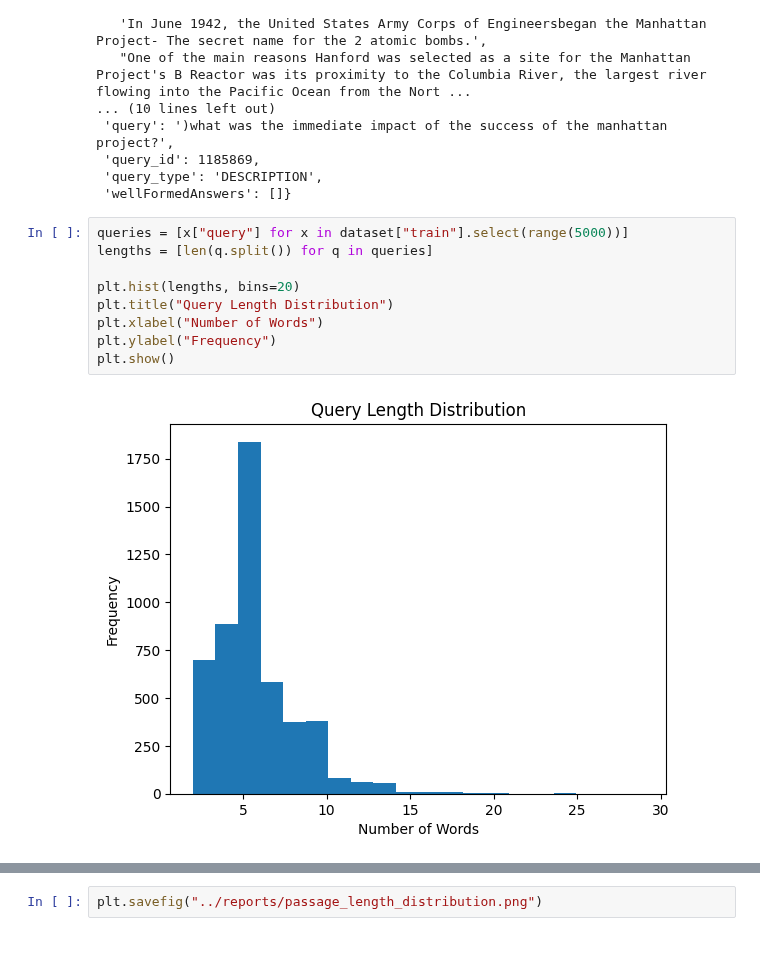
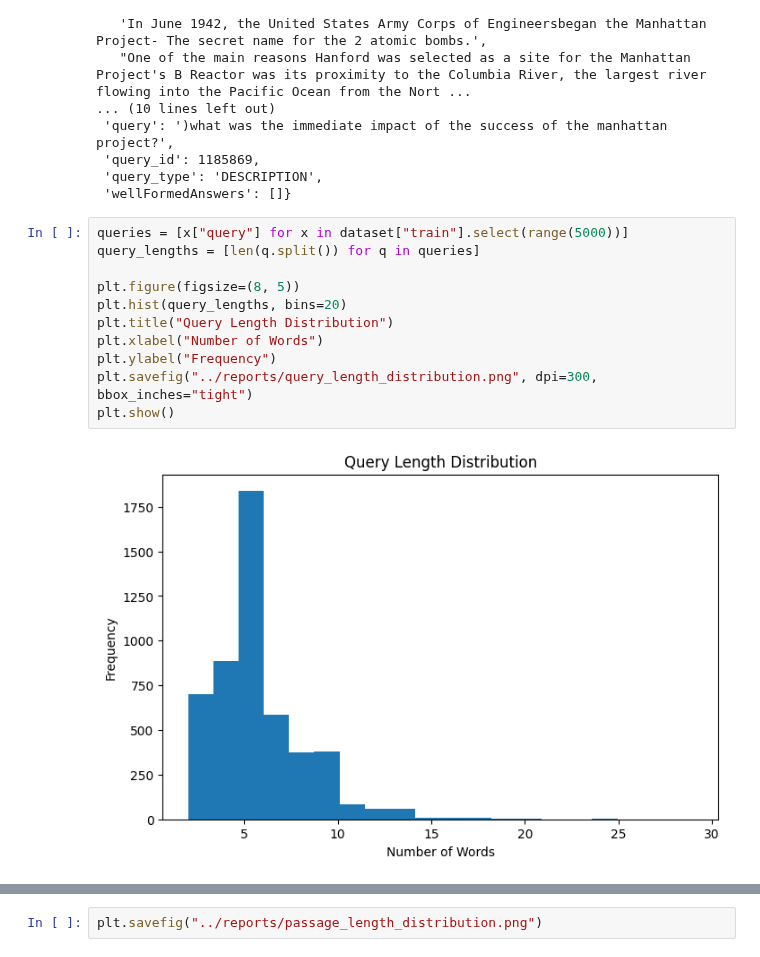
Before and after one commit to GioiaZheng/msmarco-genqa, a Jupyter notebook: notebooks/week01_eda.ipynb, the cells around one changed output, grey strips where cells are left out. Cells and saved outputs as stored; diff of their text form.

```diff
--- a/notebooks/week01_eda.ipynb
+++ b/notebooks/week01_eda.ipynb
@@ -55,13 +51,15 @@ dataset["train"][0]
  'wellFormedAnswers': []}
 # %%
 queries = [x["query"] for x in dataset["train"].select(range(5000))]
-lengths = [len(q.split()) for q in queries]
+query_lengths = [len(q.split()) for q in queries]
 
-plt.hist(lengths, bins=20)
+plt.figure(figsize=(8, 5))
+plt.hist(query_lengths, bins=20)
 plt.title("Query Length Distribution")
 plt.xlabel("Number of Words")
 plt.ylabel("Frequency")
+plt.savefig("../reports/query_length_distribution.png", dpi=300, bbox_inches="tight")
 plt.show()
 # %% [output]
-[figure, old version]
+[figure, new version]
 # %%
```
Also changed, not shown: parts of 3 cells of this notebook, 1 other file.
